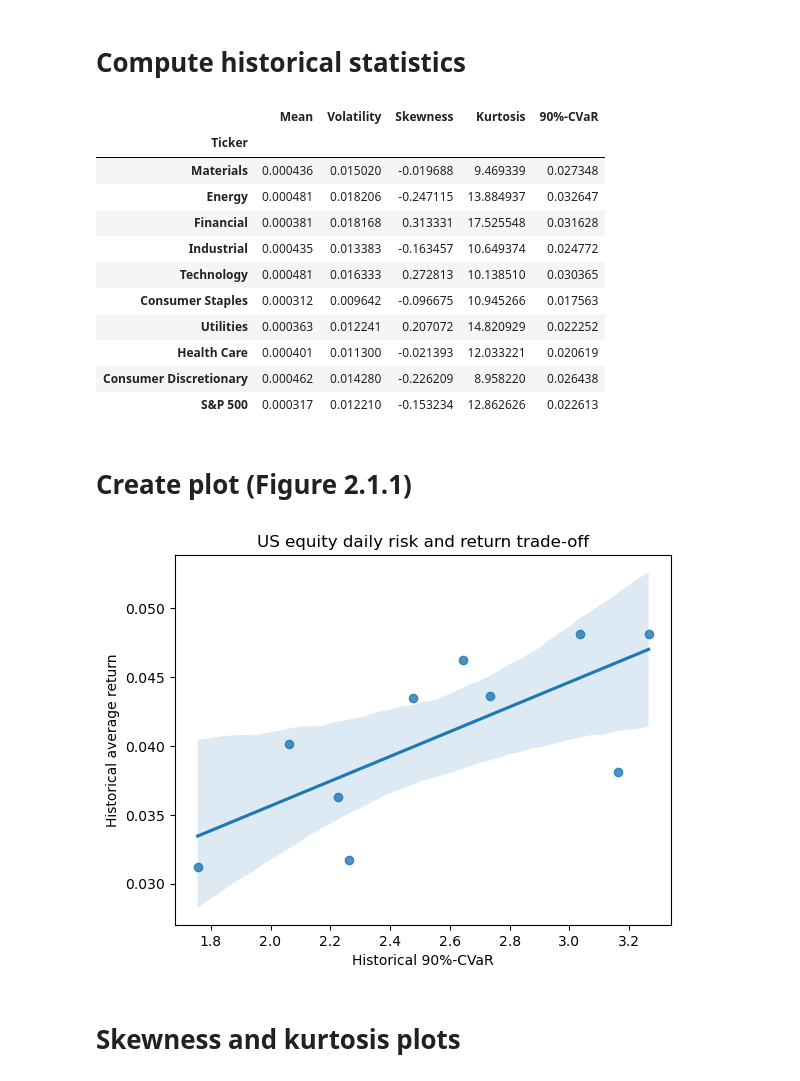
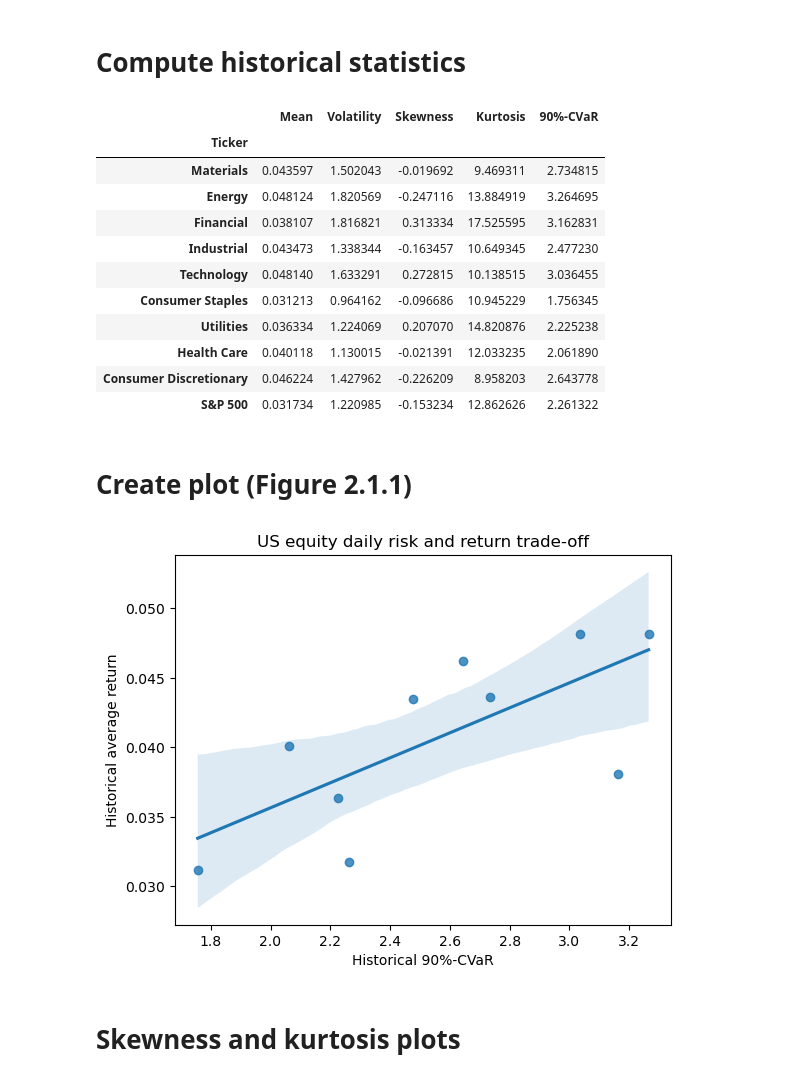
Before and after one commit to radusbriciu/pcrm-book, a Jupyter notebook: code/chapter2/chapter2_1.ipynb, the cells around one changed output. Cells and saved outputs as stored; diff of their text form; code cells hidden in the pictures.

```diff
--- a/code/chapter2/chapter2_1.ipynb
+++ b/code/chapter2/chapter2_1.ipynb
@@ -32,40 +32,41 @@ The number of daily observations is 6493.
 # %% [markdown]
 # Compute historical statistics
 # %%
-equity_returns = np.diff(data.iloc[:, 0:10], axis=0) / data.iloc[0:-1, 0:10]
-equity_returns_df = pd.DataFrame(equity_returns, columns=data.columns[0:10])
+H = 1
+equity_returns = (data.values[H:, 0:10] - data.values[0:-H, 0:10]) / data.iloc[0:-H, 0:10]
+equity_returns_df = pd.DataFrame(100 * equity_returns, columns=data.columns[0:10])
 equity_stats = ft.simulation_moments(equity_returns_df)
 
 # Add 90%-CVaR
 cvars = ft.portfolio_cvar(
     np.eye(len(equity_returns_df.columns)), equity_returns_df, alpha=0.9)
 equity_stats['90%-CVaR'] = cvars[0, :]
 
-# Print
+# Print (Table 2.1 - 2.3)
 display(equity_stats)
 # %% [output]
 |  | Mean | Volatility | Skewness | Kurtosis | 90%-CVaR |
 | Ticker |  |  |  |  |  |
-| Materials | 0.000436 | 0.015020 | -0.019688 | 9.469339 | 0.027348 |
-| Energy | 0.000481 | 0.018206 | -0.247115 | 13.884937 | 0.032647 |
-| Financial | 0.000381 | 0.018168 | 0.313331 | 17.525548 | 0.031628 |
-| Industrial | 0.000435 | 0.013383 | -0.163457 | 10.649374 | 0.024772 |
-| Technology | 0.000481 | 0.016333 | 0.272813 | 10.138510 | 0.030365 |
-| Consumer Staples | 0.000312 | 0.009642 | -0.096675 | 10.945266 | 0.017563 |
-| Utilities | 0.000363 | 0.012241 | 0.207072 | 14.820929 | 0.022252 |
-| Health Care | 0.000401 | 0.011300 | -0.021393 | 12.033221 | 0.020619 |
-| Consumer Discretionary | 0.000462 | 0.014280 | -0.226209 | 8.958220 | 0.026438 |
-| S&P 500 | 0.000317 | 0.012210 | -0.153234 | 12.862626 | 0.022613 |
+| Materials | 0.043597 | 1.502043 | -0.019692 | 9.469311 | 2.734815 |
+| Energy | 0.048124 | 1.820569 | -0.247116 | 13.884919 | 3.264695 |
+| Financial | 0.038107 | 1.816821 | 0.313334 | 17.525595 | 3.162831 |
+| Industrial | 0.043473 | 1.338344 | -0.163457 | 10.649345 | 2.477230 |
+| Technology | 0.048140 | 1.633291 | 0.272815 | 10.138515 | 3.036455 |
+| Consumer Staples | 0.031213 | 0.964162 | -0.096686 | 10.945229 | 1.756345 |
+| Utilities | 0.036334 | 1.224069 | 0.207070 | 14.820876 | 2.225238 |
+| Health Care | 0.040118 | 1.130015 | -0.021391 | 12.033235 | 2.061890 |
+| Consumer Discretionary | 0.046224 | 1.427962 | -0.226209 | 8.958203 | 2.643778 |
+| S&P 500 | 0.031734 | 1.220985 | -0.153234 | 12.862626 | 2.261322 |
 # %% [markdown]
 # Create plot (Figure 2.1.1)
 # %%
-sns.regplot(x=100 * equity_stats['90%-CVaR'], y=100 * equity_stats['Mean'])
+sns.regplot(x=equity_stats['90%-CVaR'], y=equity_stats['Mean'])
 plt.title('US equity daily risk and return trade-off')
 plt.ylabel('Historical average return')
 plt.xlabel('Historical 90%-CVaR')
 plt.show()
 # %% [output]
-[figure, old version]
+[figure, new version]
 # %% [markdown]
 # Skewness and kurtosis plots
 # %%
```
Also changed, not shown: parts of 4 cells of this notebook, 1 other file.
